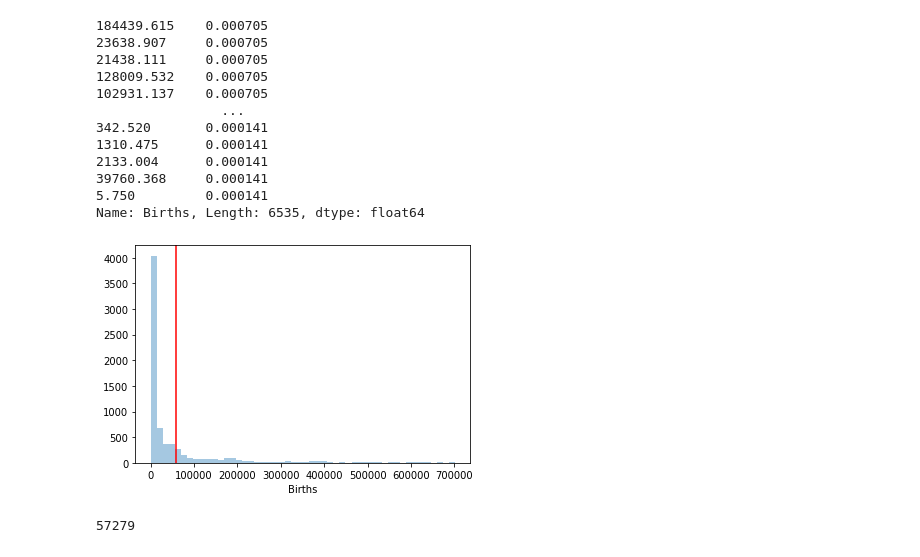
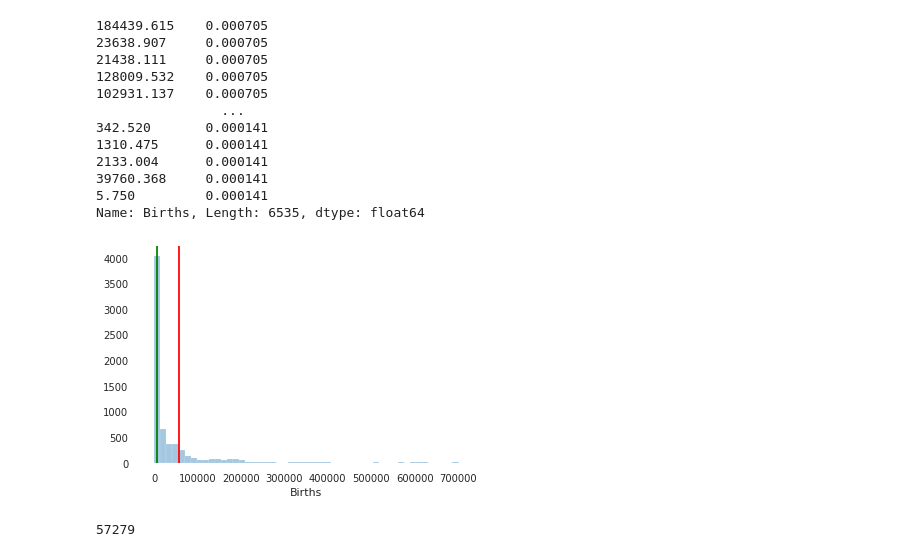
Before and after one commit to Gr8eye/DS-Unit-2-Applied-Modeling, a Jupyter notebook: module1-define-ml-problems/LS_DS_231_assignment.ipynb, the cells around one changed output. Drawn from its saved outputs; the diff is of its cells as text; code cells hidden in the pictures.

```diff
--- a/module1-define-ml-problems/LS_DS_231_assignment.ipynb
+++ b/module1-define-ml-problems/LS_DS_231_assignment.ipynb
@@ -145,10 +145,11 @@ df.Births.value_counts(normalize=True)
 5.750         0.000141
 Name: Births, Length: 6535, dtype: float64
 # %%
-sns.distplot(df['Births'], kde=False);
+sns.distplot(df['Births'], kde=False)
+plt.axvline(df['Births'].median(), color='green')
 plt.axvline(df['Births'].mean(), color='red');
 # %% [output]
-[figure, old version]
+[figure, new version]
 # %%
 # baseline regression model...
 baseline = round(df.Births.mean())
```
Also changed, not shown: parts of 6 cells of this notebook.
